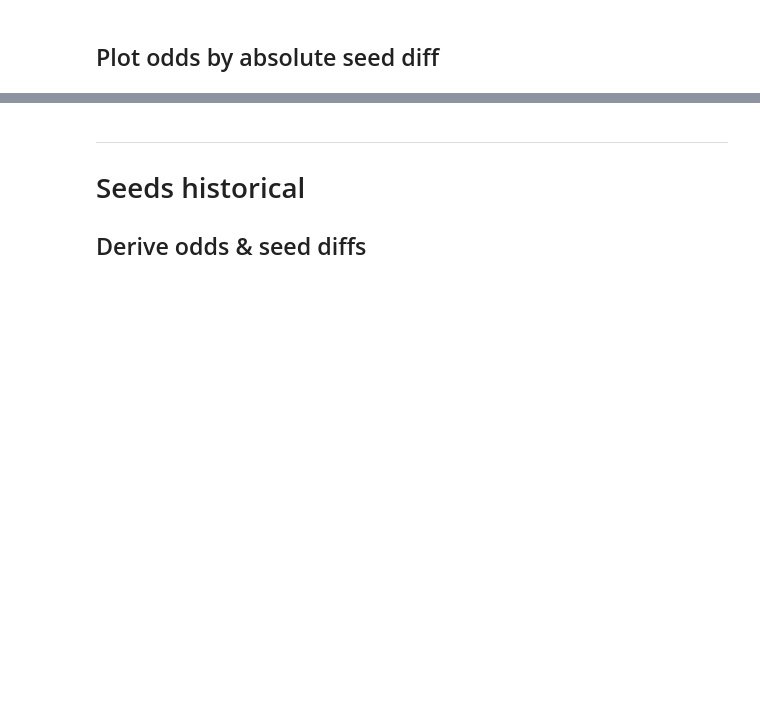
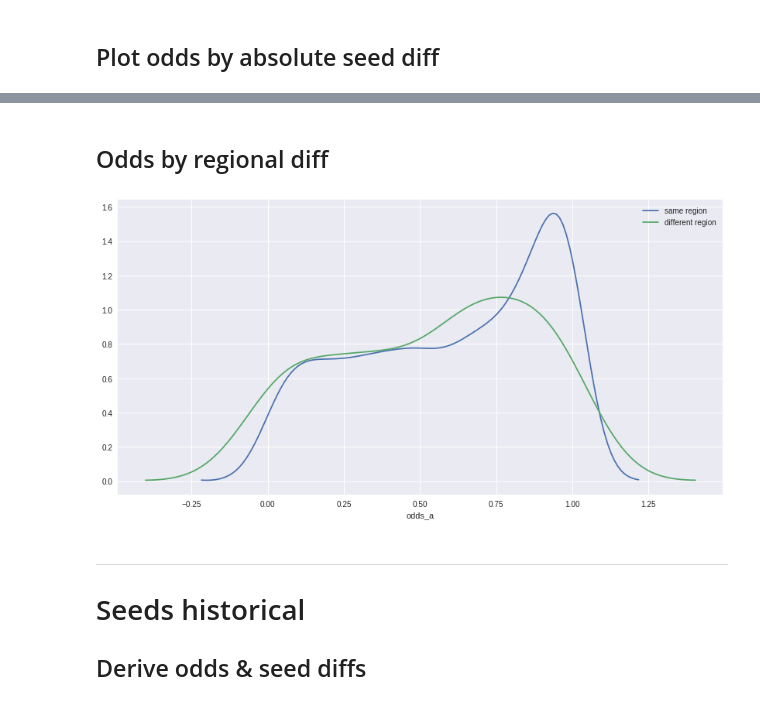
Before and after one commit to jgoerner/MarchMadness, a Jupyter notebook: MarchMadness/notebooks/0.6-jgoerner-odds-seeds.ipynb, the cells around one changed output, grey strips where cells are left out. Cells and saved outputs as stored; diff of their text form; code cells hidden in the pictures; blank space fills up the shorter version.

Commit message:
included regional diff

```diff
--- a/MarchMadness/notebooks/0.6-jgoerner-odds-seeds.ipynb
+++ b/MarchMadness/notebooks/0.6-jgoerner-odds-seeds.ipynb
@@ -104,3 +104,23 @@ plt.savefig("./figures/06_jgoerner_odds_seeds_seed_diff_absolute_comparison.png"
+# %% [markdown]
+## Odds by regional diff
+# %%
+df_ncaa_odds_seed["seed_same_region"] = df_ncaa_odds_seed["seed_region_a"] == df_ncaa_odds_seed["seed_region_b"]
+
+plt.rcParams["figure.figsize"] = (14, 7)
+sns.distplot(
+    df_ncaa_odds_seed[df_ncaa_odds_seed["seed_same_region"] == True]["odds_a"],
+    label="same region",
+    hist=False
+)
+sns.distplot(
+    df_ncaa_odds_seed[df_ncaa_odds_seed["seed_same_region"] == False]["odds_a"],
+    label="different region",
+    hist=False
+)
+plt.legend(loc="best")
+plt.savefig("./figures/06_jgoerner_odds_seeds_region_difference.png")
+# %% [output]
+[figure, added]
 # %% [markdown]
 ***
 # Seeds historical
```
Also changed, not shown: parts of 4 cells of this notebook, 7 other files.
